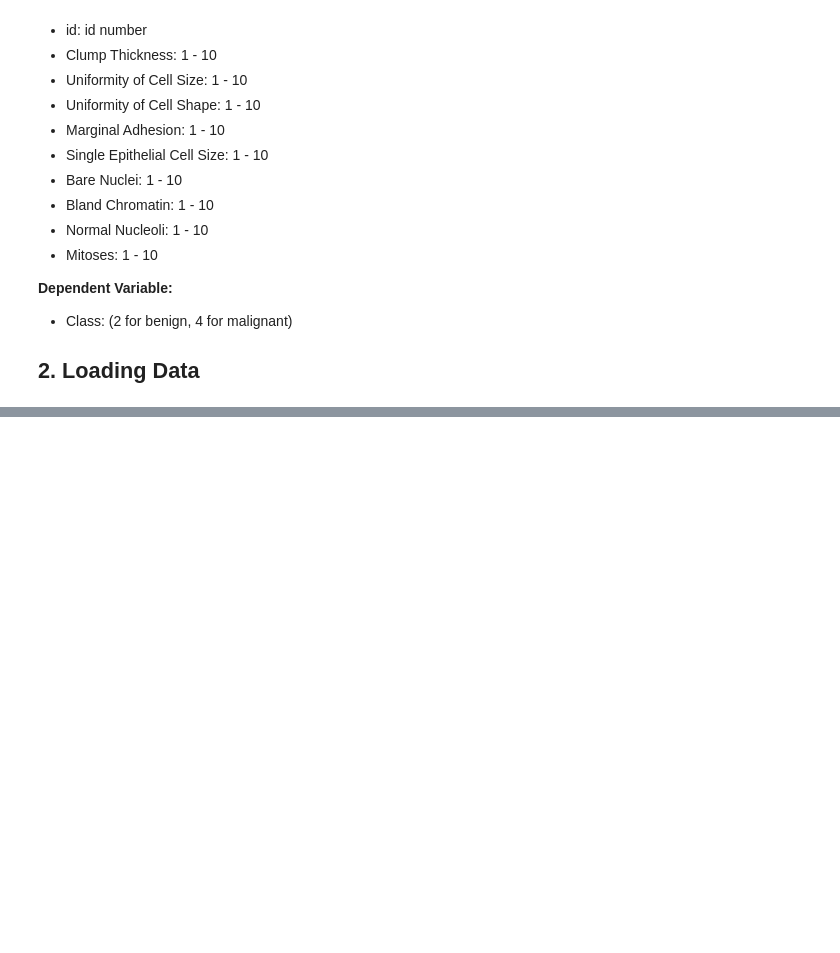
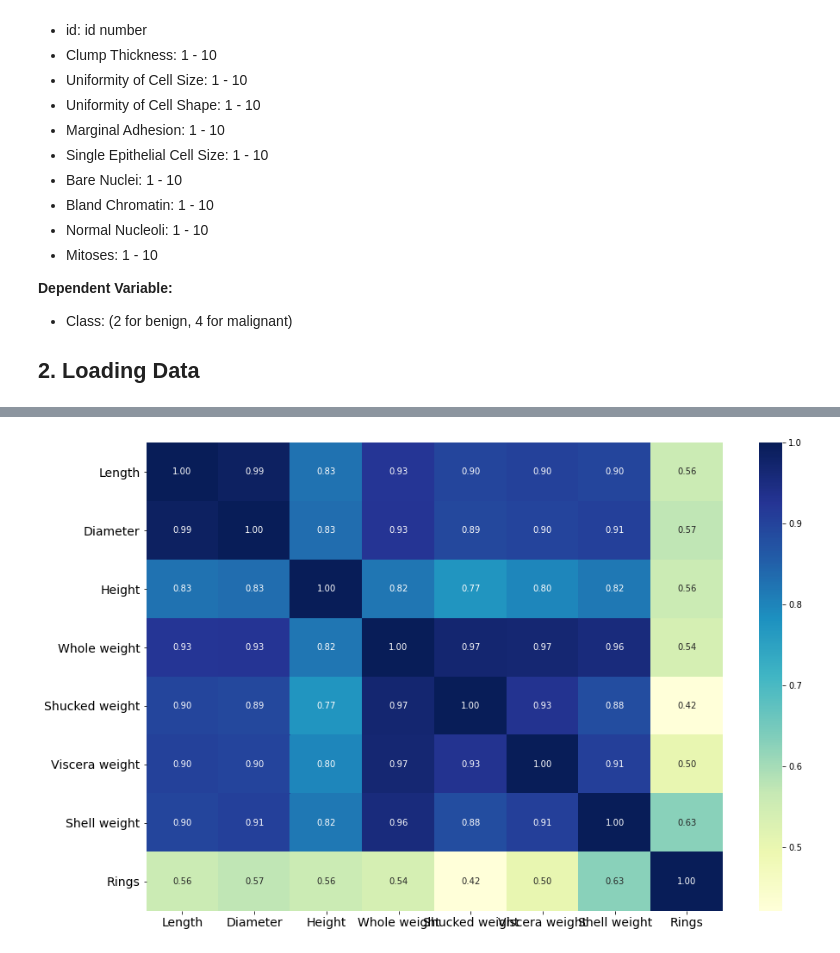
Before and after one commit to radroid/ml-algorithms-assignments, a Jupyter notebook: assignment_1/assignment_1.ipynb, the cells around one changed output, grey strips where cells are left out. Saved outputs shown, nothing was run; the diff lists cells and outputs as text; code cells hidden in the pictures; blank space fills up the shorter version.

```diff
--- a/assignment_1/assignment_1.ipynb
+++ b/assignment_1/assignment_1.ipynb
@@ -67,0 +143,20 @@ dataset.head()
+# %%
+# Plotting the correlation matrix
+df = data.copy()
+
+# create a correlation matrix
+correlation_matrix = df.corr()
+
+# plot the matrix using seaborn heatmap
+fig, ax = plt.subplots(figsize=(15,10))
+
+sns.heatmap(correlation_matrix,
+            annot=True,
+            fmt='.2f',
+            cmap='YlGnBu',
+            ax=ax);
+
+plt.xticks(fontsize=14)
+plt.yticks(fontsize=14);
+# %% [output]
+[figure, added]
```
Also changed, not shown: parts of 16 cells of this notebook.
